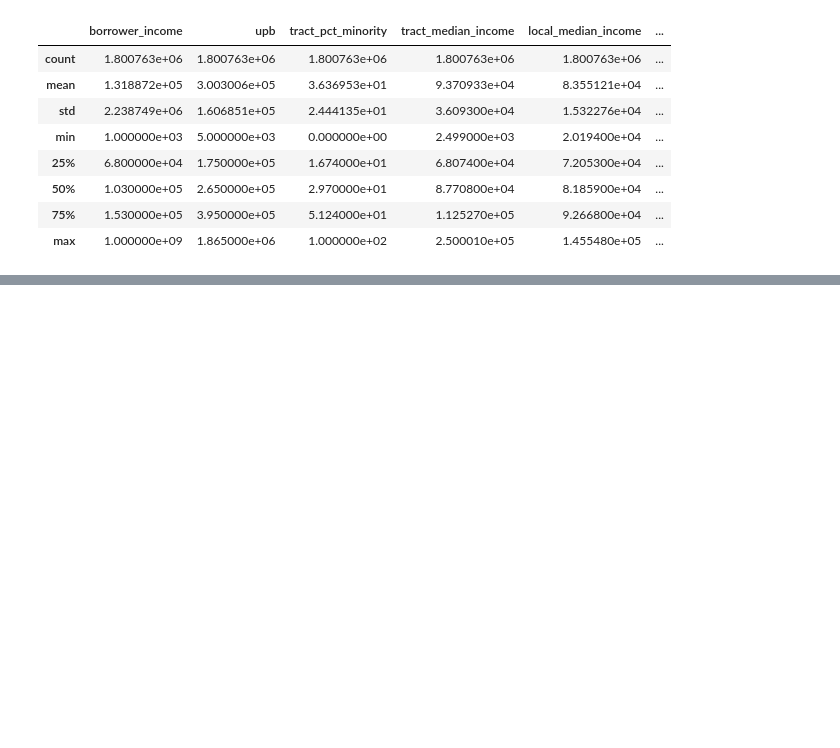
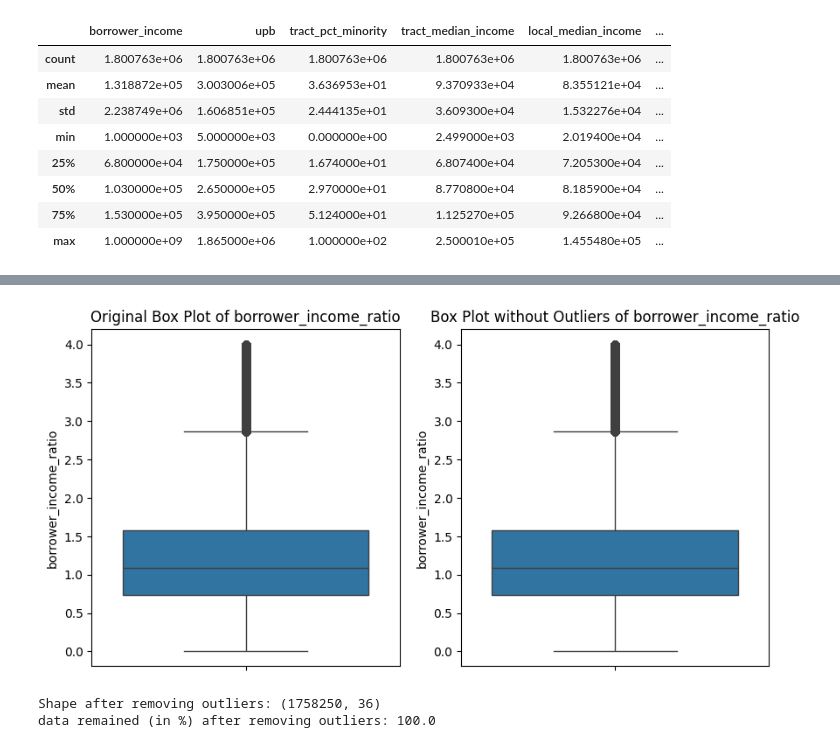
Before and after one commit to amortenson/CSE6242-Group-Project, a Jupyter notebook: housingDataExperimentsFull.ipynb, the cells around one changed output, grey strips where cells are left out. Saved outputs shown, nothing was run; the diff lists cells and outputs as text; code cells hidden in the pictures; blank space fills up the shorter version.

```diff
--- a/housingDataExperimentsFull.ipynb
+++ b/housingDataExperimentsFull.ipynb
@@ -677,0 +683,27 @@ plt.show()
+# %%
+def remove_outliers(df, column, threshold):
+    fig = plt.figure(figsize=(10, 5))
+    ax1 = fig.add_subplot(1, 2, 1)
+    sns.boxplot(df[column], ax=ax1)
+    plt.title(f'Original Box Plot of {column}')
+
+    df_ols_removed = df[df[column] <= threshold]
+    ax2 = fig.add_subplot(1, 2, 2)
+    sns.boxplot(df_ols_removed[column], ax=ax2)
+    plt.title(f'Box Plot without Outliers of {column}')
+    plt.show()
+    return df_ols_removed
+# %%
+nrow = df_sf_fred_2022_clean.shape[0]
+# drop col "dti_num"
+df_sf_fred_2022_clean.drop(columns=["dti_num"], inplace=True)
+# %%
+# remove outliers in 'borrower_income_ratio'
+threshold_val = 4
+df_sf_fred_2022_clean = remove_outliers(df_sf_fred_2022_clean, 'borrower_income_ratio', threshold_val)
+print("Shape after removing outliers:", df_sf_fred_2022_clean.shape) #(1758241, 36)
+print("data remained (in %) after removing outliers:", df_sf_fred_2022_clean.shape[0]*100/nrow)  #97.6
+# %% [output]
+[figure, added]
+Shape after removing outliers: (1758250, 36)
+data remained (in %) after removing outliers: 100.0
```
Also changed, not shown: parts of 22 cells of this notebook, 2 other files.
